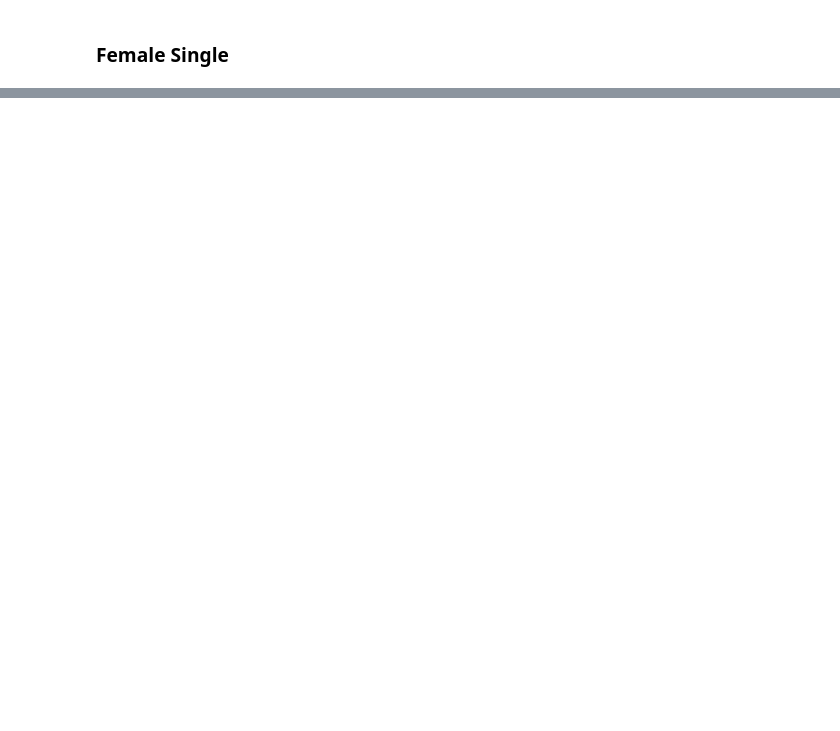
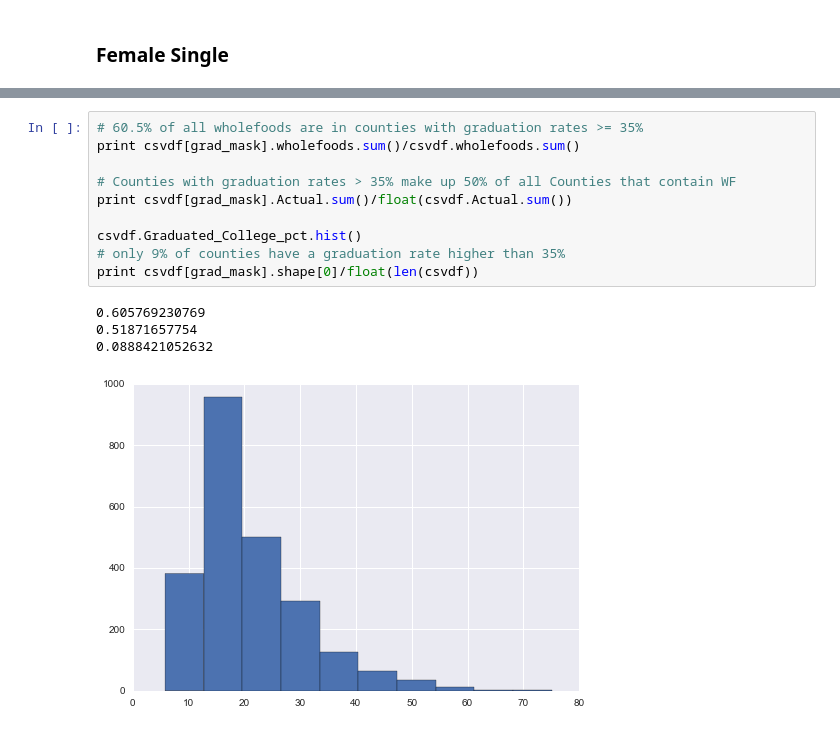
Before and after one commit to kwartler/WholeFoods, a Jupyter notebook: Analysis.ipynb, the cells around one changed output, grey strips where cells are left out. Drawn from its saved outputs; the diff is of its cells as text; blank space fills up the shorter version.

```diff
--- a/Analysis.ipynb
+++ b/Analysis.ipynb
@@ -430,0 +527,15 @@ csvdf[grad_mask & neg_mask & fsing_mask]
+# %%
+# 60.5% of all wholefoods are in counties with graduation rates >= 35%
+print csvdf[grad_mask].wholefoods.sum()/csvdf.wholefoods.sum()
+
+# Counties with graduation rates > 35% make up 50% of all Counties that contain WF
+print csvdf[grad_mask].Actual.sum()/float(csvdf.Actual.sum())
+
+csvdf.Graduated_College_pct.hist()
+# only 9% of counties have a graduation rate higher than 35%
+print csvdf[grad_mask].shape[0]/float(len(csvdf))
+# %% [output]
+0.605769230769
+0.51871657754
+0.0888421052632
+[figure, added]
```
Also changed, not shown: parts of 29 cells of this notebook, 1 other file.
